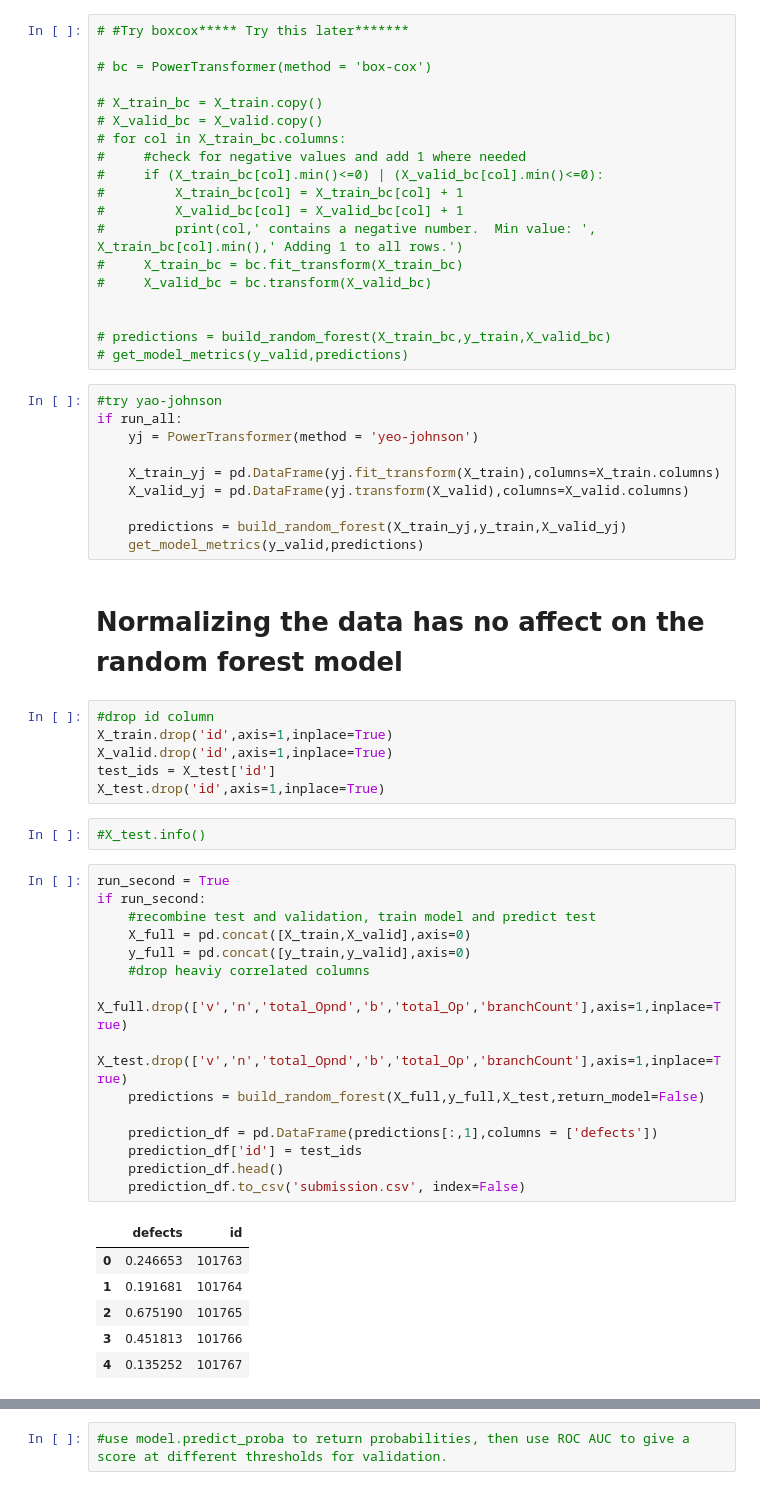
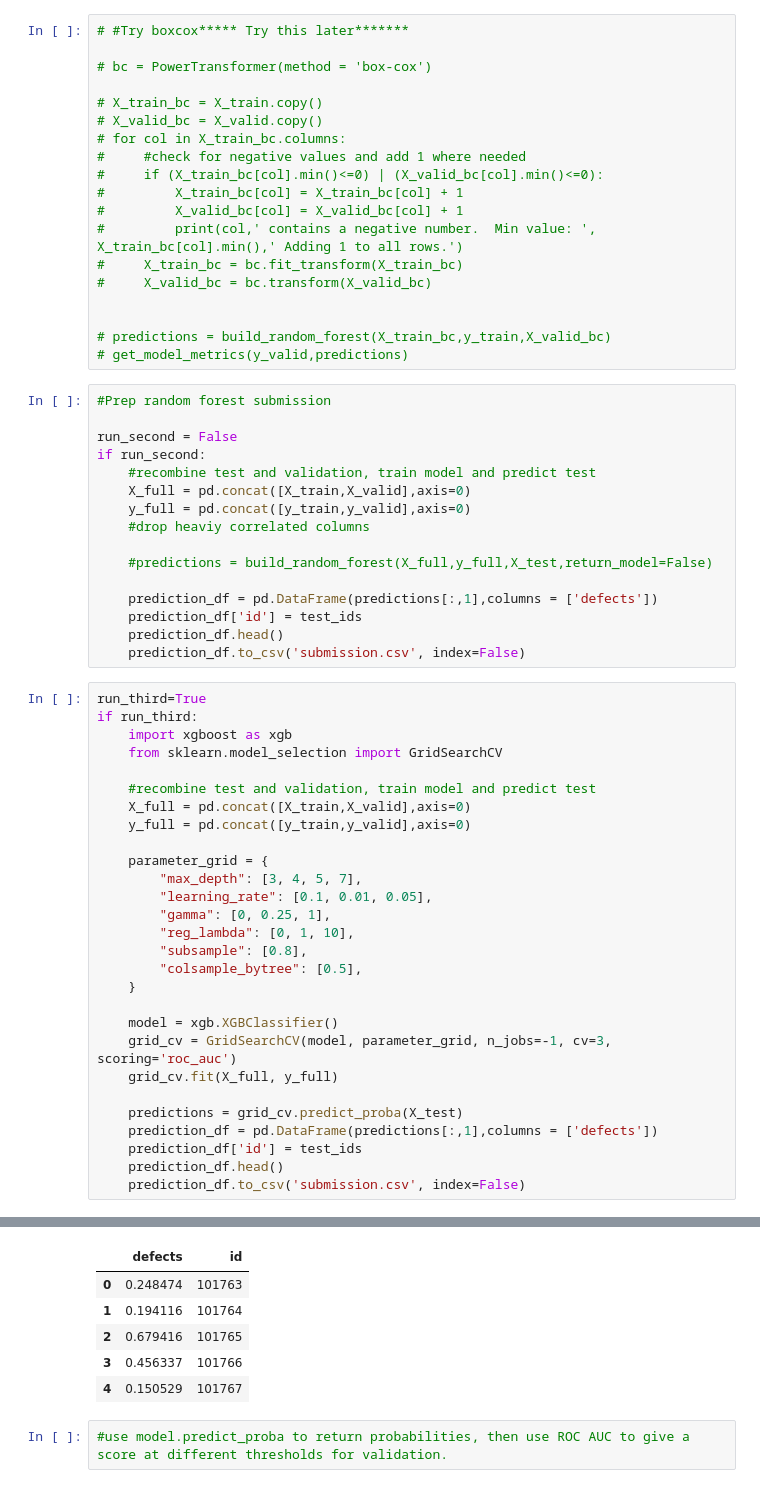
Before and after one commit to liebersi/Kaggle_Competitions, a Jupyter notebook: binary-classification-of-code-defects.ipynb, the cells around one changed output, grey strips where cells are left out. Drawn from its saved outputs; the diff is of its cells as text.

Commit message:
Kaggle Notebook | Binary Classification of code defects | Version 7 -xgbClassifier

```diff
--- a/binary-classification-of-code-defects.ipynb
+++ b/binary-classification-of-code-defects.ipynb
@@ -443,45 +478,48 @@ if run_all:
 
 # predictions = build_random_forest(X_train_bc,y_train,X_valid_bc)
 # get_model_metrics(y_valid,predictions)
-# %%
-#try yao-johnson
-if run_all:
-    yj = PowerTransformer(method = 'yeo-johnson')
-
-    X_train_yj = pd.DataFrame(yj.fit_transform(X_train),columns=X_train.columns)
-    X_valid_yj = pd.DataFrame(yj.transform(X_valid),columns=X_valid.columns)
-
-    predictions = build_random_forest(X_train_yj,y_train,X_valid_yj)
-    get_model_metrics(y_valid,predictions)
-# %% [markdown]
-# Normalizing the data has no affect on the random forest model
-# %%
-#drop id column
-X_train.drop('id',axis=1,inplace=True)
-X_valid.drop('id',axis=1,inplace=True)
-test_ids = X_test['id']
-X_test.drop('id',axis=1,inplace=True)
-# %%
-#X_test.info()
 # %%
-run_second = True
+#Prep random forest submission
+
+run_second = False
 if run_second:
     #recombine test and validation, train model and predict test
     X_full = pd.concat([X_train,X_valid],axis=0)
     y_full = pd.concat([y_train,y_valid],axis=0)
     #drop heaviy correlated columns
-    X_full.drop(['v','n','total_Opnd','b','total_Op','branchCount'],axis=1,inplace=True)
-    X_test.drop(['v','n','total_Opnd','b','total_Op','branchCount'],axis=1,inplace=True)
-    predictions = build_random_forest(X_full,y_full,X_test,return_model=False)
+
+    #predictions = build_random_forest(X_full,y_full,X_test,return_model=False)
 
     prediction_df = pd.DataFrame(predictions[:,1],columns = ['defects'])
     prediction_df['id'] = test_ids
     prediction_df.head()
     prediction_df.to_csv('submission.csv', index=False)
-# %% [output]
-|  | defects | id |
-| 0 | 0.246653 | 101763 |
-| 1 | 0.191681 | 101764 |
-| 2 | 0.675190 | 101765 |
-| 3 | 0.451813 | 101766 |
-| 4 | 0.135252 | 101767 |
+# %%
+run_third=True
+if run_third:
+    import xgboost as xgb
+    from sklearn.model_selection import GridSearchCV
+
+    #recombine test and validation, train model and predict test
+    X_full = pd.concat([X_train,X_valid],axis=0)
+    y_full = pd.concat([y_train,y_valid],axis=0)
+
+    parameter_grid = {
+        "max_depth": [3, 4, 5, 7],
+        "learning_rate": [0.1, 0.01, 0.05],
+        "gamma": [0, 0.25, 1],
+        "reg_lambda": [0, 1, 10],
+        "subsample": [0.8],
+        "colsample_bytree": [0.5],
+    }
+
+    model = xgb.XGBClassifier()
+    grid_cv = GridSearchCV(model, parameter_grid, n_jobs=-1, cv=3, scoring='roc_auc')
+    grid_cv.fit(X_full, y_full)
+
+    predictions = grid_cv.predict_proba(X_test)
+    prediction_df = pd.DataFrame(predictions[:,1],columns = ['defects'])
+    prediction_df['id'] = test_ids
+    prediction_df.head()
+    prediction_df.to_csv('submission.csv', index=False)
+# %% [output]
@@ -488,2 +543,8 @@ if run_second:
+|  | defects | id |
+| 0 | 0.248474 | 101763 |
+| 1 | 0.194116 | 101764 |
+| 2 | 0.679416 | 101765 |
+| 3 | 0.456337 | 101766 |
+| 4 | 0.150529 | 101767 |
 # %%
 #use model.predict_proba to return probabilities, then use ROC AUC to give a score at different thresholds for validation.
```
Also changed, not shown: parts of 17 cells of this notebook.
